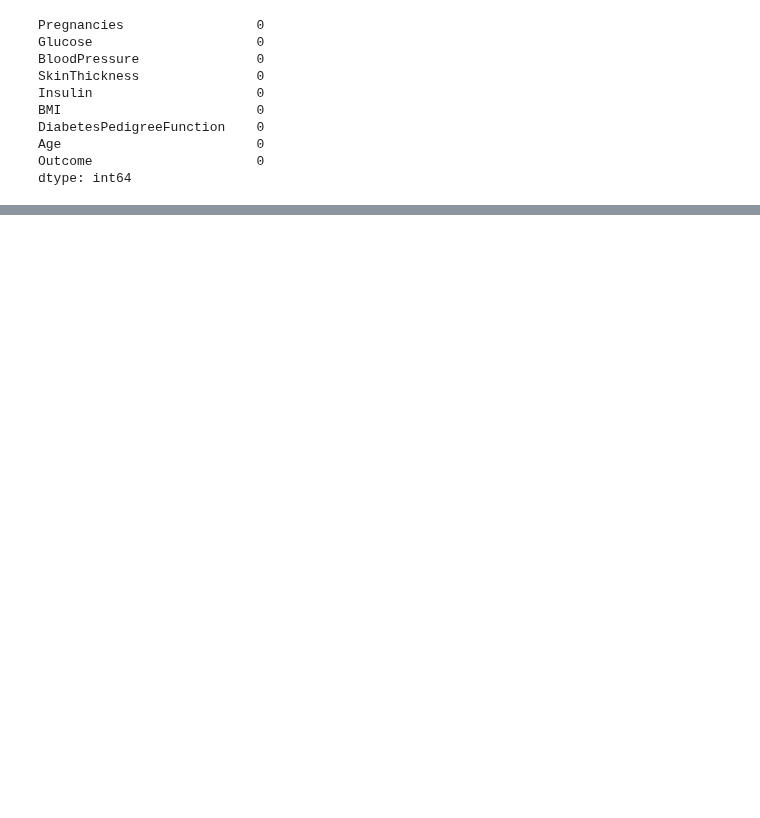
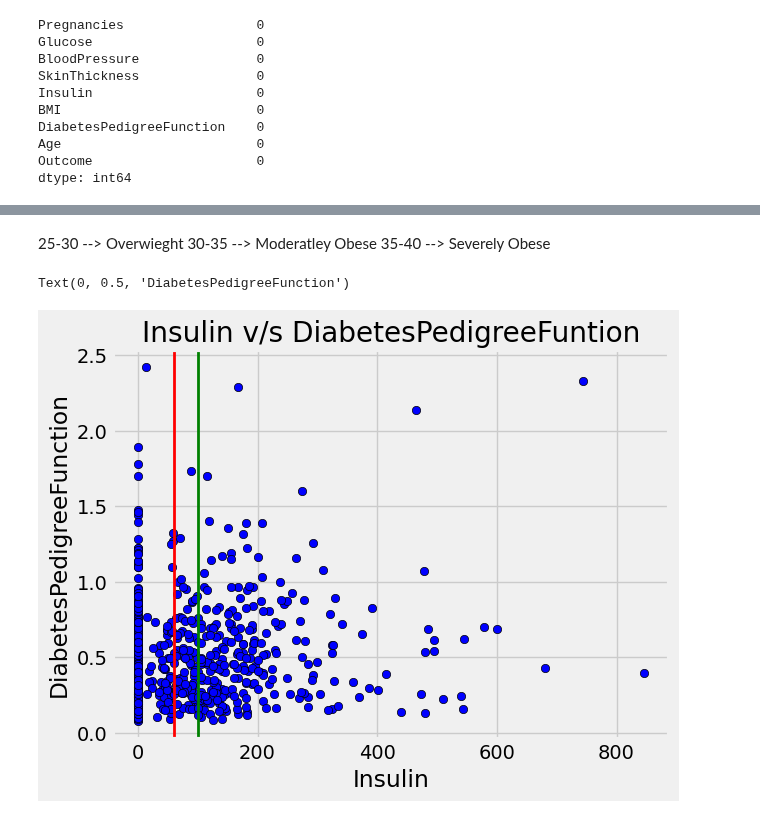
Before and after one commit to SianRods/Data-Science-ML, a Jupyter notebook: Diabetes_Data_Set/notebooks/d1.ipynb, the cells around one changed output, grey strips where cells are left out. Saved outputs shown, nothing was run; the diff lists cells and outputs as text; code cells hidden in the pictures; blank space fills up the shorter version.

```diff
--- a/Diabetes_Data_Set/notebooks/d1.ipynb
+++ b/Diabetes_Data_Set/notebooks/d1.ipynb
@@ -70,3 +90,18 @@ sns.scatterplot(x='SkinThickness',y='Insulin',data=diabetes_df)
+# %% [markdown]
+25-30 --> Overwieght
+30-35 --> Moderatley Obese
+35-40 --> Severely Obese
+# %%
+plt.style.use('fivethirtyeight')
+plt.scatter(x='Insulin',y='DiabetesPedigreeFunction',data=diabetes_df,edgecolors='black',c='b')
+plt.title("Insulin v/s DiabetesPedigreeFuntion")
+plt.axvline(x=60,linewidth=2,color='red')
+plt.axvline(x=100,linewidth=2,color='green')
+plt.xlabel('Insulin')
+plt.ylabel("DiabetesPedigreeFunction")
+# %% [output]
+Text(0, 0.5, 'DiabetesPedigreeFunction')
+[figure, added]
 # %%
 plt.xlabel("Age Range")
 plt.ylabel("No. of Women")
```
Also changed, not shown: parts of 18 cells of this notebook, 1 other file.
